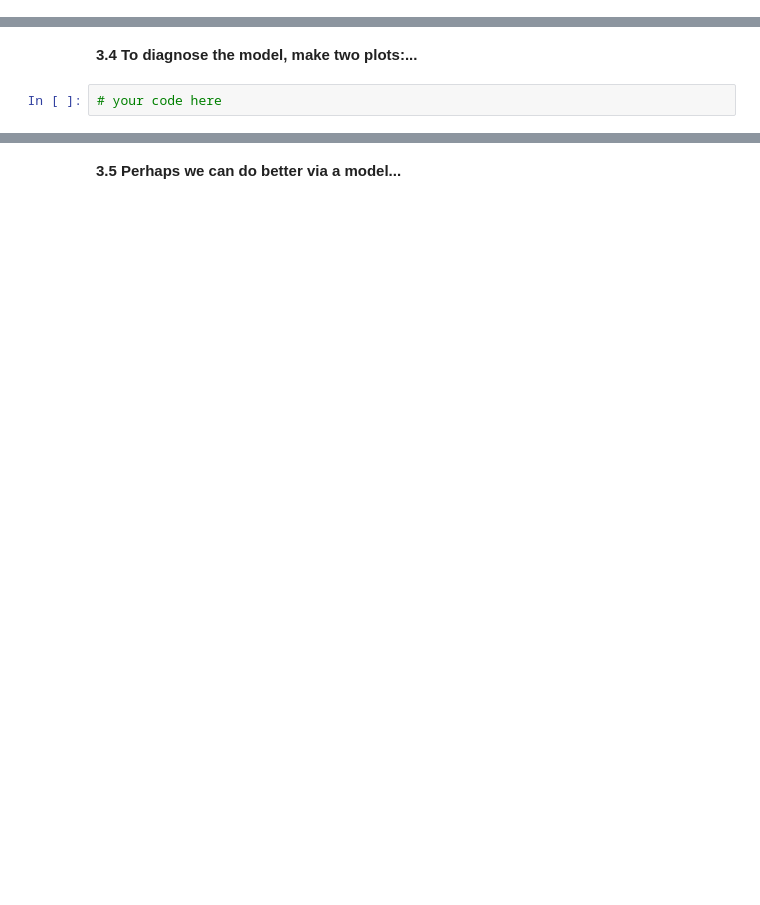
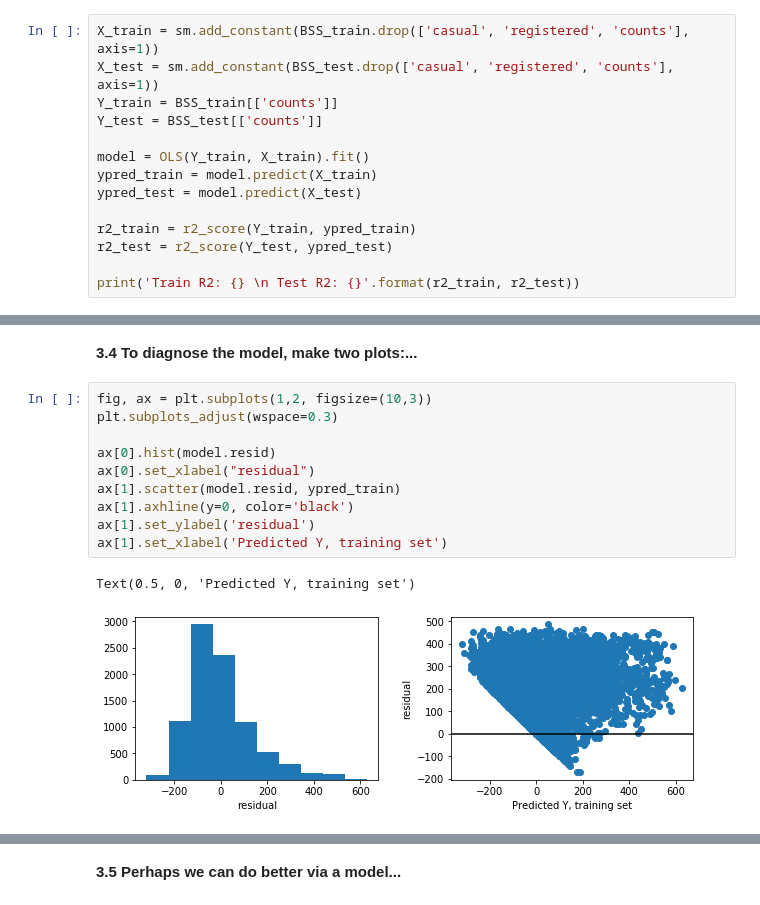
Before and after one commit to songdavidb/cs109aHW, a Jupyter notebook: cs109a_hw3/cs109a_hw3.ipynb, the cells around one changed output, grey strips where cells are left out. Drawn from its saved outputs; the diff is of its cells as text; blank space fills up the shorter version.

```diff
--- a/cs109a_hw3/cs109a_hw3.ipynb
+++ b/cs109a_hw3/cs109a_hw3.ipynb
@@ -331,0 +408,14 @@ For the October 29, 2012 outlier, the low ridership can be possibly explained be
+# %%
+X_train = sm.add_constant(BSS_train.drop(['casual', 'registered', 'counts'], axis=1))
+X_test = sm.add_constant(BSS_test.drop(['casual', 'registered', 'counts'], axis=1))
+Y_train = BSS_train[['counts']]
+Y_test = BSS_test[['counts']]
+
+model = OLS(Y_train, X_train).fit()
+ypred_train = model.predict(X_train)
+ypred_test = model.predict(X_test)
+
+r2_train = r2_score(Y_train, ypred_train)
+r2_test = r2_score(Y_test, ypred_test)
+
+print('Train R2: {} \n Test R2: {}'.format(r2_train, r2_test))
@@ -340,4 +493,15 @@ For the October 29, 2012 outlier, the low ridership can be possibly explained be
 # %% [markdown]
 **3.4 To diagnose the model, make two plots:...**
-# %%
-# your code here
+# %%
+fig, ax = plt.subplots(1,2, figsize=(10,3))
+plt.subplots_adjust(wspace=0.3)
+
+ax[0].hist(model.resid)
+ax[0].set_xlabel("residual")
+ax[1].scatter(model.resid, ypred_train)
+ax[1].axhline(y=0, color='black')
+ax[1].set_ylabel('residual')
+ax[1].set_xlabel('Predicted Y, training set')
+# %% [output]
+Text(0.5, 0, 'Predicted Y, training set')
+[figure, added]
```
Also changed, not shown: parts of 45 cells of this notebook.
